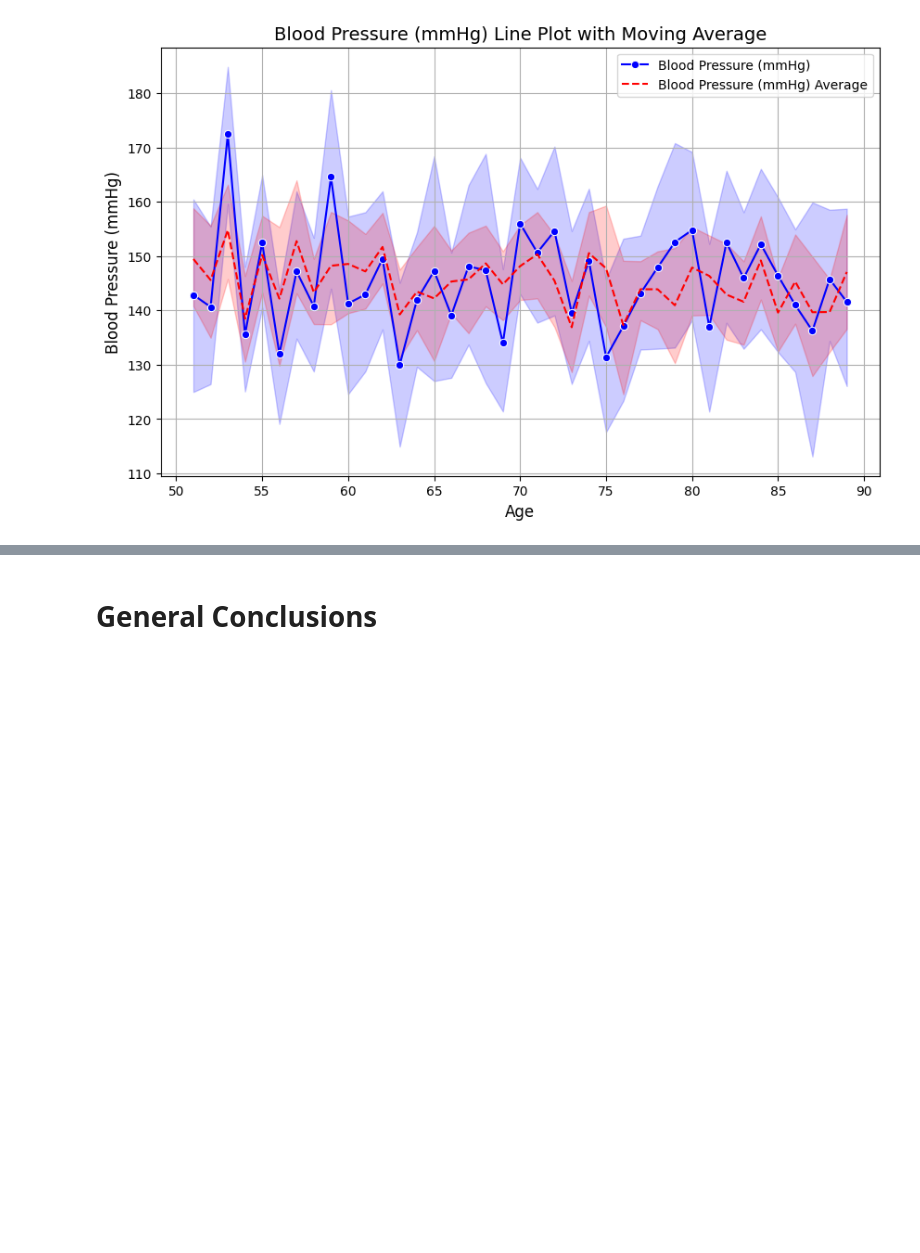
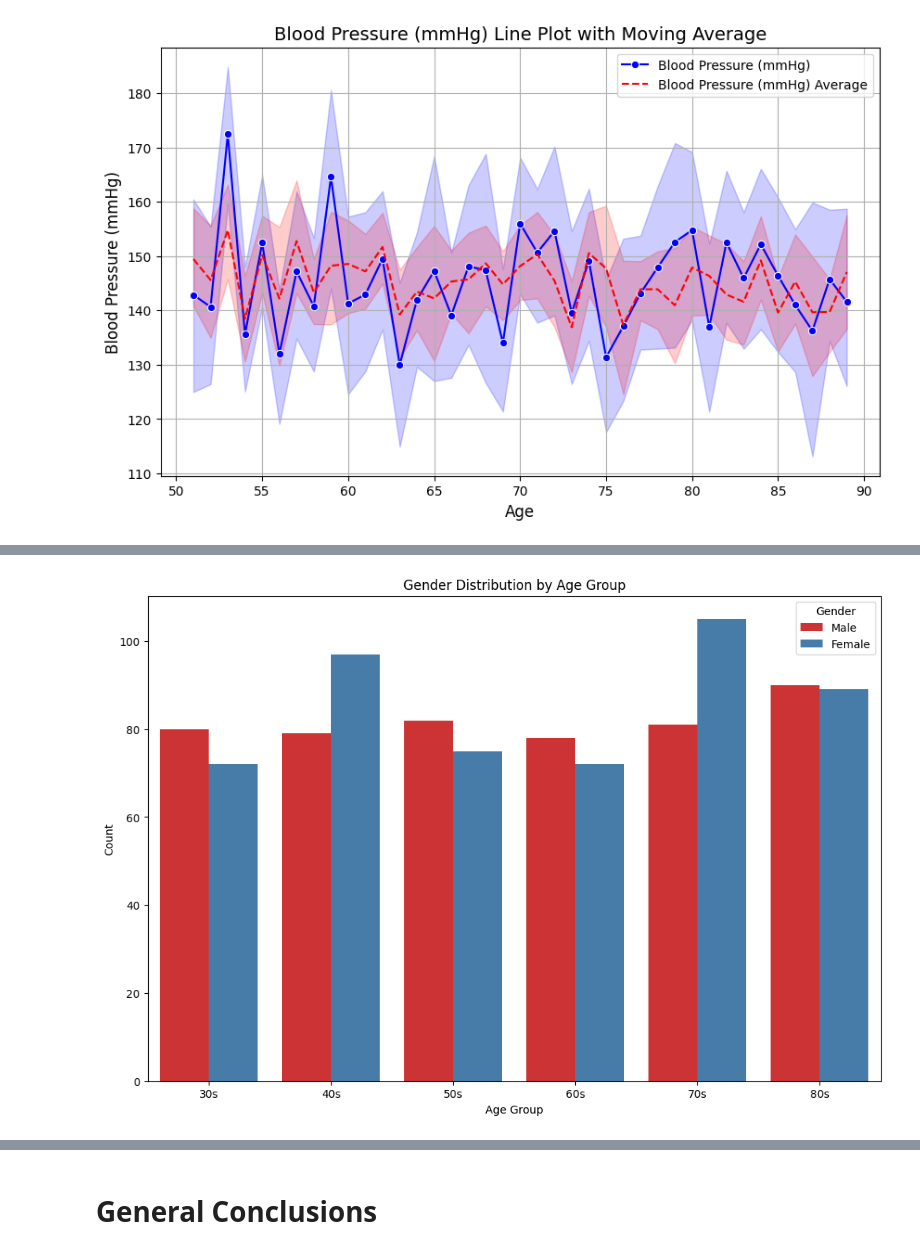
Before and after one commit to StanStarishko/Portfolio, a Jupyter notebook: Python/Heart Attack Risk Factors/Heart_Attack_Risk_Factors.ipynb, the cells around one changed output, grey strips where cells are left out. Saved outputs shown, nothing was run; the diff lists cells and outputs as text; code cells hidden in the pictures; blank space fills up the shorter version.

```diff
--- a/Python/Heart Attack Risk Factors/Heart_Attack_Risk_Factors.ipynb
+++ b/Python/Heart Attack Risk Factors/Heart_Attack_Risk_Factors.ipynb
@@ -737,0 +803,2 @@ The summary statistics reveal the central tendencies, variability, and distribut
+# %%
+run_data_diagnostics(df)
@@ -915,0 +1057,83 @@ result = dsv.line_plot(filtered_data, x_column='Age', y_column='Blood Pressure (
+# %%
+# Define age groups
+def create_age_groups(df):
+    bins = [30, 40, 50, 60, 70, 80, 90]
+    labels = ['30s', '40s', '50s', '60s', '70s', '80s']
+    df['Age Group'] = pd.cut(df['Age'], bins=bins, labels=labels, right=False)
+    return df
+
+# Apply age grouping
+df_grouped = create_age_groups(df_final_cleaned)
+
+# Calculate statistics for each age group
+age_group_stats = df_grouped.groupby('Age Group', observed=True).agg({
+    'Age': ['count', 'mean', 'std'],
+    'Blood Pressure (mmHg)': ['mean', 'std'],
+    'Cholesterol (mg/dL)': ['mean', 'std'],
+    'Gender': lambda x: x.value_counts(normalize=True).to_dict(),
+    'Has Diabetes': lambda x: x.value_counts(normalize=True).to_dict(),
+    'Smoking Status': lambda x: x.value_counts(normalize=True).to_dict(),
+    'Treatment': lambda x: x.value_counts(normalize=True).to_dict()
+})
+
+print("Age Group Statistics:")
+print(age_group_stats)
+print()
+
+# Define a custom color palette for boxplots
+palette_boxplot = sns.color_palette("Set2", n_colors=len(df_grouped['Age Group'].unique()))
+
+# Visualization of age group distributions
+
+# Gender distribution by age group
+plt.figure(figsize=(12, 8))
+sns.countplot(data=df_grouped, x='Age Group', hue='Gender', palette='Set1')
+plt.title('Gender Distribution by Age Group')
+plt.xlabel('Age Group')
+plt.ylabel('Count')
+plt.legend(title='Gender')
+plt.show()
+
+# Diabetes status distribution by age group
+plt.figure(figsize=(12, 8))
+sns.countplot(data=df_grouped, x='Age Group', hue='Has Diabetes', palette='Paired')
+plt.title('Diabetes Status Distribution by Age Group')
+plt.xlabel('Age Group')
+plt.ylabel('Count')
+plt.legend(title='Has Diabetes')
+plt.show()
+
+# Smoking status distribution by age group
+plt.figure(figsize=(12, 8))
+sns.countplot(data=df_grouped, x='Age Group', hue='Smoking Status', palette='husl')
+plt.title('Smoking Status Distribution by Age Group')
+plt.xlabel('Age Group')
+plt.ylabel('Count')
+plt.legend(title='Smoking Status')
+plt.show()
+
+# Average cholesterol and blood pressure by age group
+plt.figure(figsize=(14, 6))
+
+# Boxplot for Cholesterol Levels by Age Group
+plt.subplot(1, 2, 1)
+sns.boxplot(x='Age Group', y='Cholesterol (mg/dL)', data=df_grouped, hue='Age Group', palette=palette_boxplot)
+plt.title('Cholesterol Levels by Age Group')
+plt.xlabel('Age Group')
+plt.ylabel('Cholesterol (mg/dL)')
+
+# Boxplot for Blood Pressure by Age Group
+plt.subplot(1, 2, 2)
+sns.boxplot(x='Age Group', y='Blood Pressure (mmHg)', data=df_grouped, hue='Age Group', palette=palette_boxplot)
+plt.title('Blood Pressure by Age Group')
+plt.xlabel('Age Group')
+plt.ylabel('Blood Pressure (mmHg)')
+
+plt.tight_layout()
+plt.show()
+print()
+
+# Display the first few rows of the dataset with age groups
+print("Dataset with Age Groups:")
+print(df_grouped.head())
+# %% [output]
@@ -915,0 +1157 @@ result = dsv.line_plot(filtered_data, x_column='Age', y_column='Blood Pressure (
+[figure, added]
```
Also changed, not shown: parts of 18 cells of this notebook.
